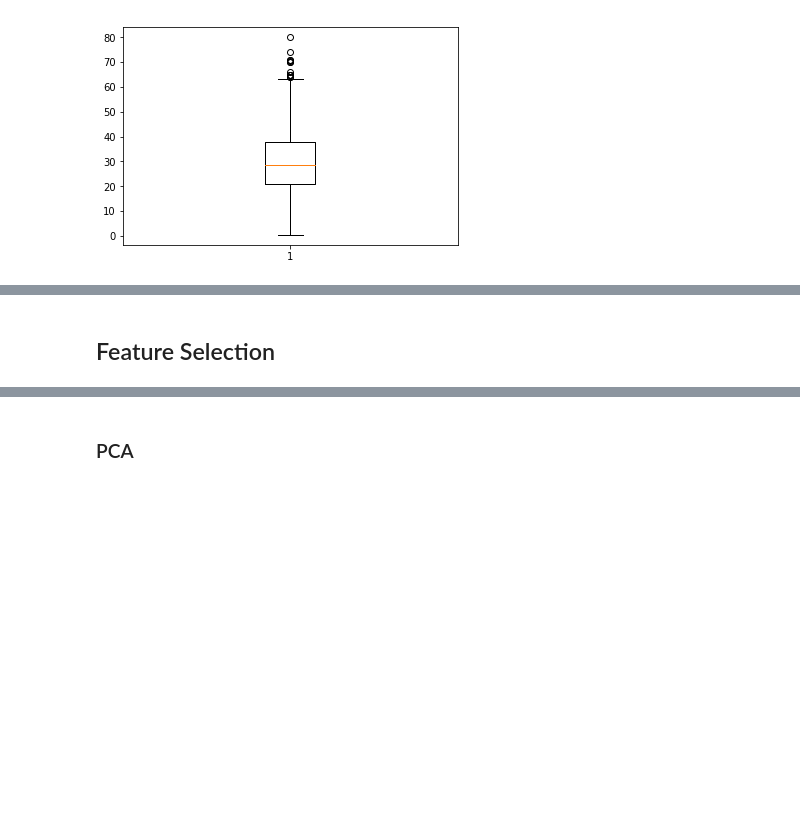
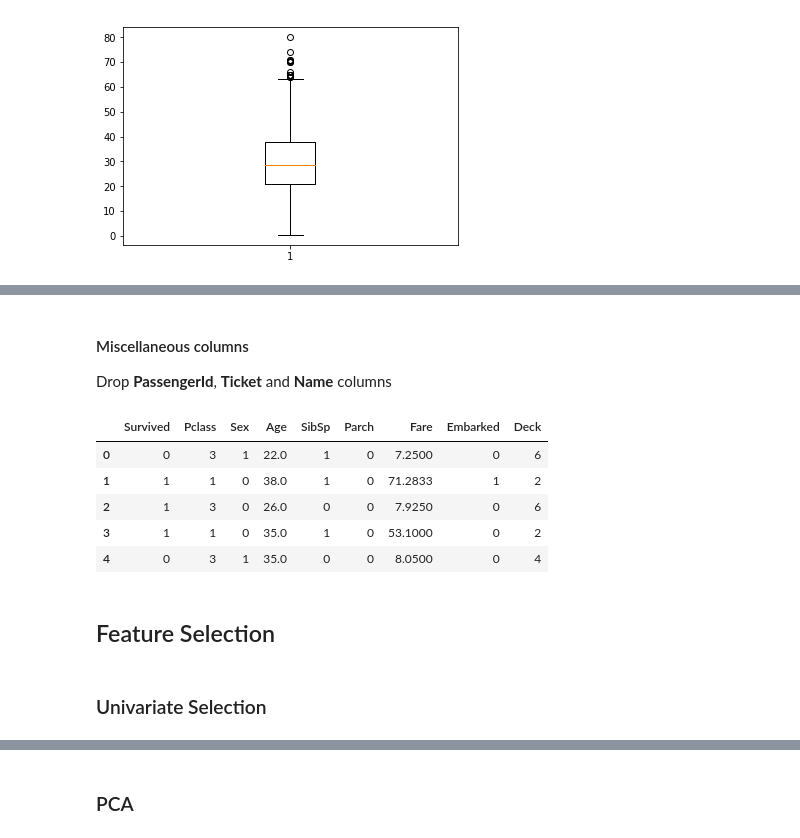
Before and after one commit to subhashb/100-days-of-ml, a Jupyter notebook: 1-gladiator/titanic/Titanic-Analysis.ipynb, the cells around one changed output, grey strips where cells are left out. Saved outputs shown, nothing was run; the diff lists cells and outputs as text; code cells hidden in the pictures; blank space fills up the shorter version.

```diff
--- a/1-gladiator/titanic/Titanic-Analysis.ipynb
+++ b/1-gladiator/titanic/Titanic-Analysis.ipynb
@@ -242,0 +301,4 @@ plt.boxplot(train_df['Age'])
+# %%
+train_df['Sex'].replace({'female':0,'male':1},inplace=True)
+print(train_df['Sex'].unique())
+print(train_df['Sex'].value_counts())
@@ -242,0 +314,6 @@ plt.boxplot(train_df['Age'])
+# %%
+print(train_df['Deck'].unique())
+print(train_df['Deck'].value_counts())
+train_df['Deck'].replace(['A', 'B', 'C', 'D', 'E', 'F', 'G', 'H'], [0, 1, 2, 3, 4, 5, 6, 7], inplace=True)
+print(train_df['Deck'].unique())
+print(train_df['Deck'].value_counts())
@@ -242,0 +339,15 @@ plt.boxplot(train_df['Age'])
+# %% [markdown]
+#### Miscellaneous columns
+
+Drop **PassengerId**, **Ticket** and **Name** columns
+# %%
+train_df = train_df.drop(['Name', 'PassengerId', 'Ticket'], axis=1)
+# %%
+train_df.head()
+# %% [output]
+|  | Survived | Pclass | Sex | Age | SibSp | Parch | Fare | Embarked | Deck |
+| 0 | 0 | 3 | 1 | 22.0 | 1 | 0 | 7.2500 | 0 | 6 |
+| 1 | 1 | 1 | 0 | 38.0 | 1 | 0 | 71.2833 | 1 | 2 |
+| 2 | 1 | 3 | 0 | 26.0 | 0 | 0 | 7.9250 | 0 | 6 |
+| 3 | 1 | 1 | 0 | 35.0 | 1 | 0 | 53.1000 | 0 | 2 |
+| 4 | 0 | 3 | 1 | 35.0 | 0 | 0 | 8.0500 | 0 | 4 |
@@ -243,2 +358,4 @@ plt.boxplot(train_df['Age'])
 # %% [markdown]
 ## Feature Selection
+# %% [markdown]
+### Univariate Selection
```
Also changed, not shown: parts of 28 cells of this notebook.
